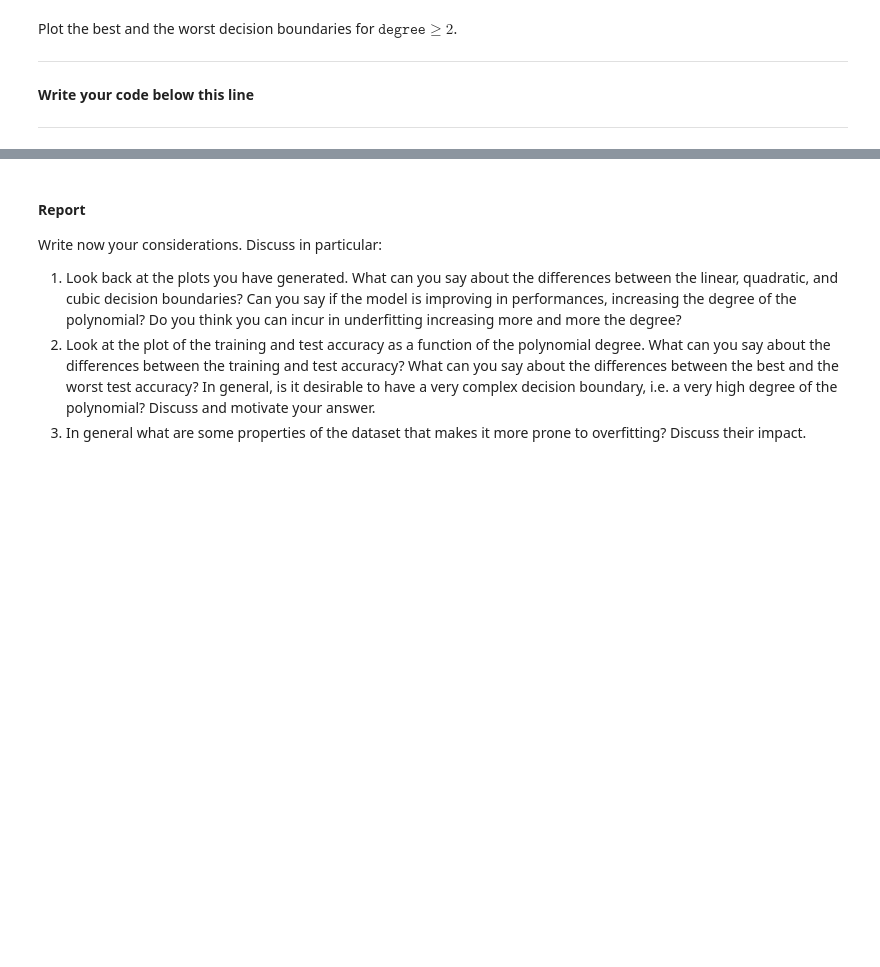
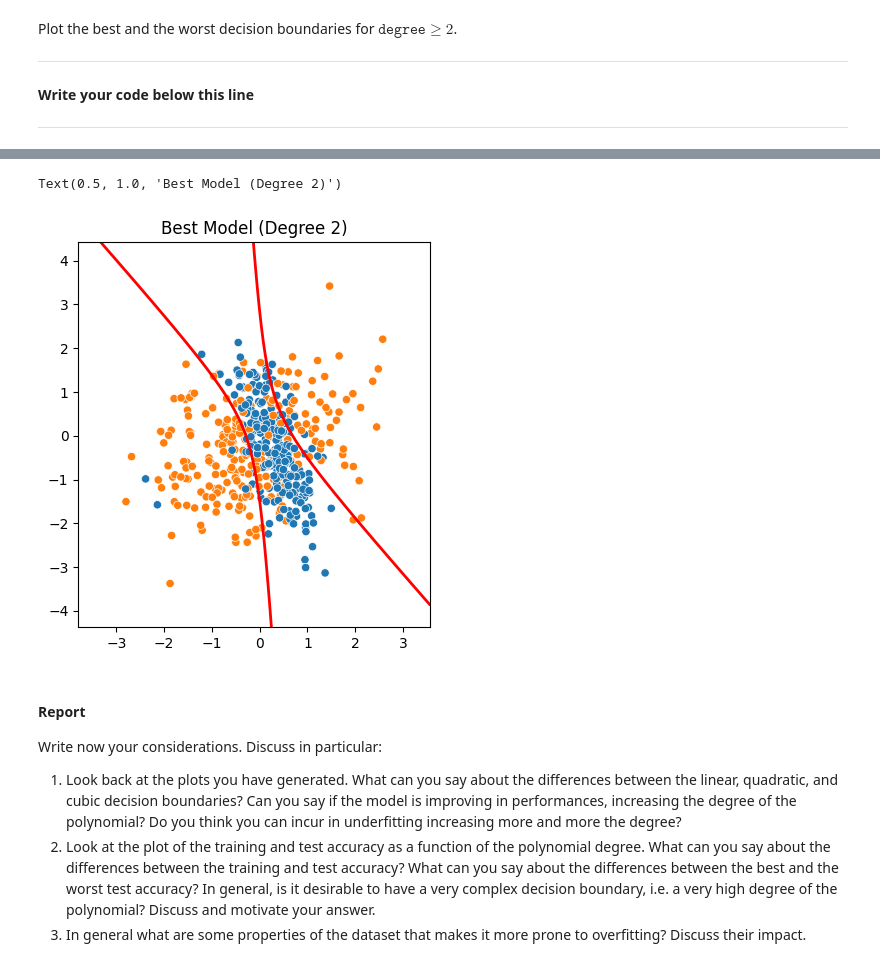
Before and after one commit to sezermzgl/FDS-HW2, a Jupyter notebook: HW2.ipynb, the cells around one changed output, grey strips where cells are left out. Cells and saved outputs as stored; diff of their text form; code cells hidden in the pictures; blank space fills up the shorter version.

```diff
--- a/HW2.ipynb
+++ b/HW2.ipynb
@@ -657,5 +712,14 @@ Plot the best and the worst decision boundaries for $\texttt{degree} \geq 2$.
 # %%
-# Plot best model
+# Plot the best model
+plt.figure(figsize=(10, 5))
+plt.subplot(1, 2, 1)
+plot_boundary_function(
+    X, y, thetas[best_degree - 1], degree=best_degree
+)  # Adjust index
+plt.title(f"Best Model (Degree {best_degree})")
+# %% [output]
+Text(0.5, 1.0, 'Best Model (Degree 2)')
+[figure, added]
 # %% [markdown]
 #### **Report**
 Write now your considerations. Discuss in particular:
```
Also changed, not shown: parts of 23 cells of this notebook, 11 other files.
